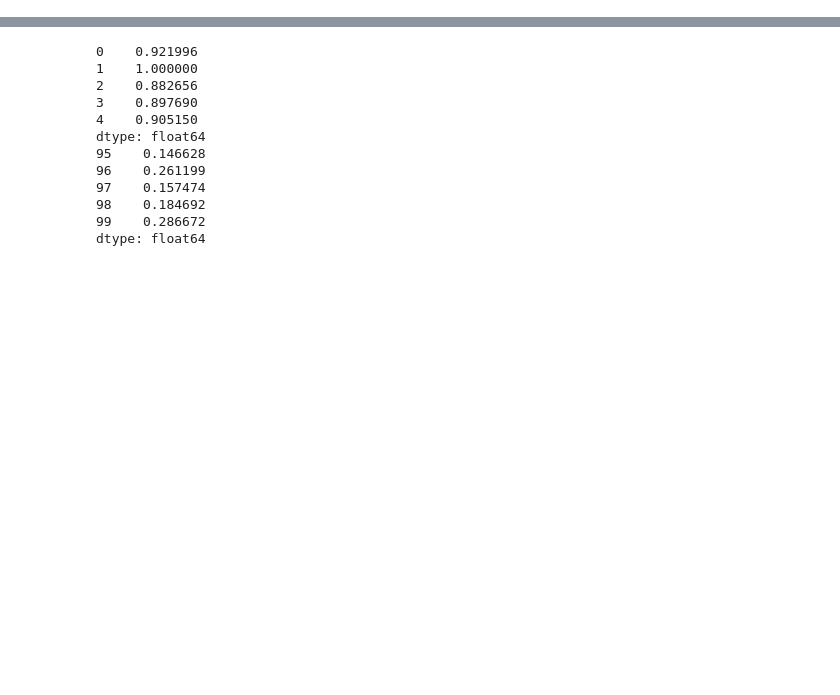
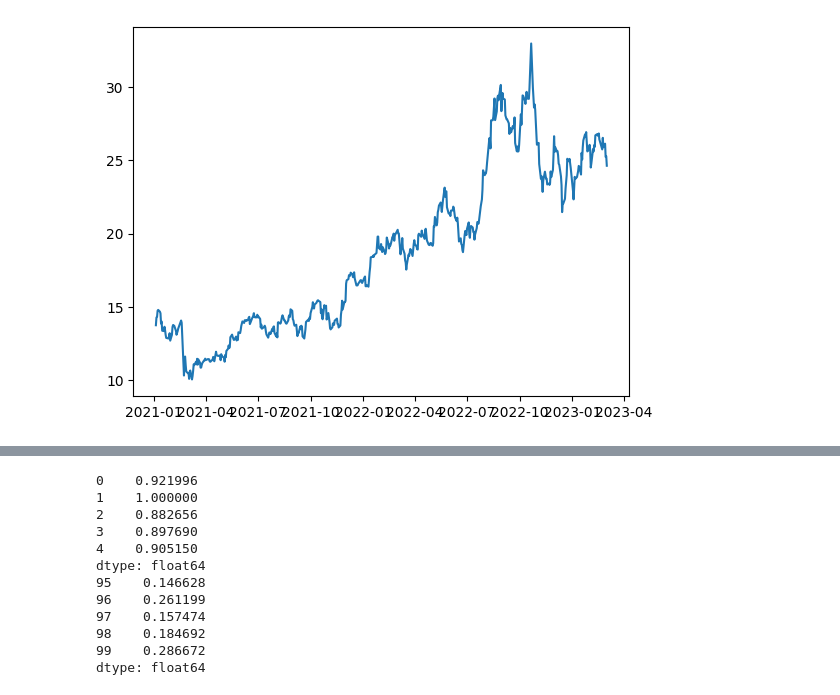
Before and after one commit to JoaoJungblut/pairs_trading, a Jupyter notebook: test.ipynb, the cells around one changed output, grey strips where cells are left out. Cells and saved outputs as stored; diff of their text form; code cells hidden in the pictures; blank space fills up the shorter version.

```diff
--- a/test.ipynb
+++ b/test.ipynb
@@ -23,4 +21,10 @@ Date
 Name: Adj Close, dtype: float64
+# %%
+fig, ax = plt.subplots()
+ax.plot(petr.index, petr)
+plt.show()
+# %% [output]
+[figure, added]
 # %%
 # create random series to simulate and test functions
 
```
Also changed, not shown: parts of 8 cells of this notebook, 10 other files.
